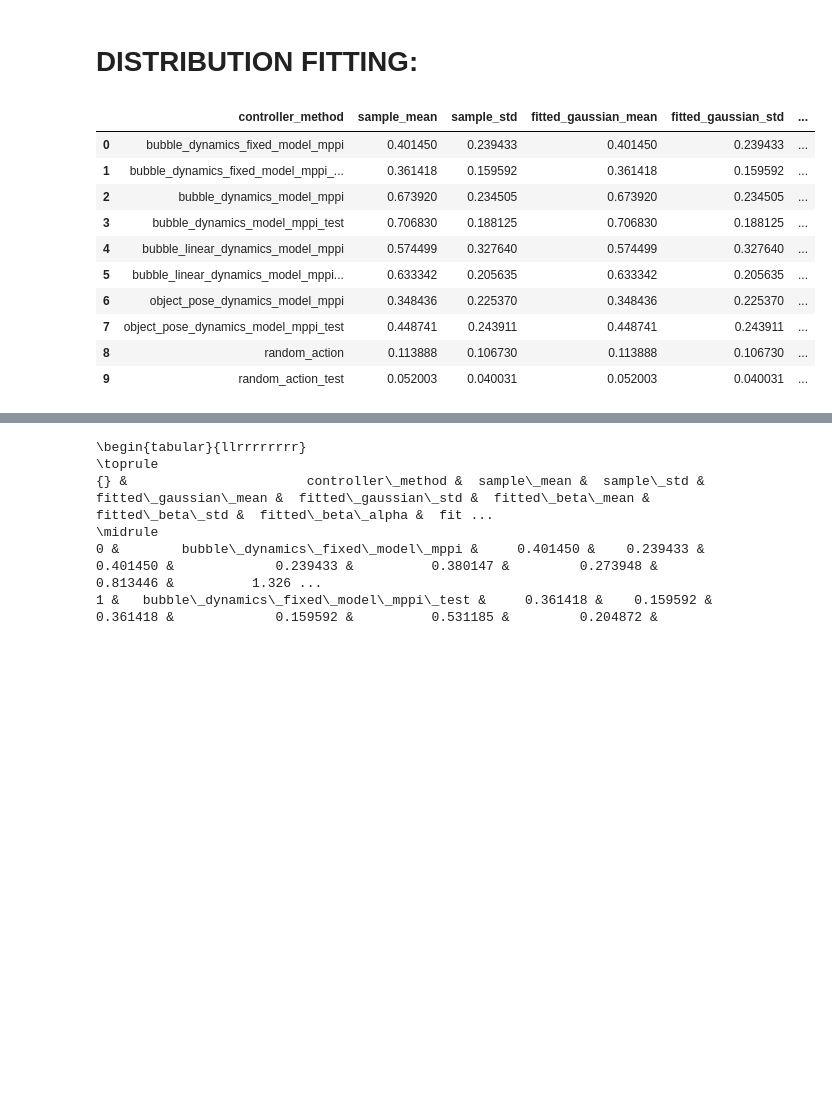
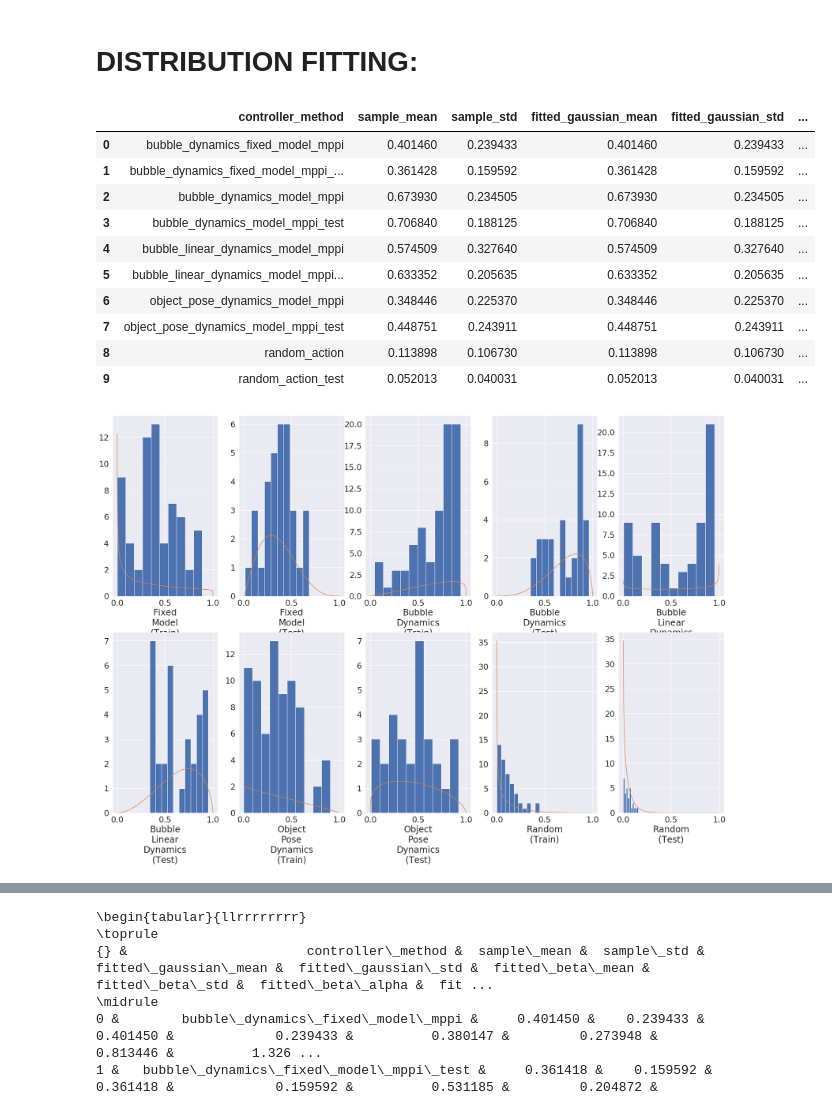
Before and after one commit to MMintLab/BubbleControl, a Jupyter notebook: notebooks/drawing_evaluation_final.ipynb, the cells around one changed output, grey strips where cells are left out. Cells and saved outputs as stored; diff of their text form; code cells hidden in the pictures; blank space fills up the shorter version.

```diff
--- a/notebooks/drawing_evaluation_final.ipynb
+++ b/notebooks/drawing_evaluation_final.ipynb
@@ -516,43 +528,63 @@ No handles with labels found to put in legend.
 # %%
 # DISTRIBUTION FITTING:
 
 from collections import defaultdict
 
 
 controller_methods = np.unique(filtered_data.ControllerMethod)
 metric_data = defaultdict(list)
-for controller_method in controller_methods:
-    scores_i = filtered_data[filtered_data['ControllerMethod'] == controller_method].line_masked_scores.values
+
+beta_fig, beta_axs = plt.subplots(2,len(controller_methods)//2, figsize=(30,20))
+beta_axs = beta_axs.flatten()
+for i, controller_method in enumerate(controller_methods):
+    scores_i = filtered_data[filtered_data['ControllerMethod'] == controller_method].line_masked_scores.values + 0.00001
     metric_data['controller_method'].append(controller_method)
     metric_data['sample_mean'].append(np.mean(scores_i))
     metric_data['sample_std'].append(np.std(scores_i))
     # fit gaussian to samples.
     norm_mean, norm_std = norm.fit(scores_i)
     metric_data['fitted_gaussian_mean'].append(norm_mean)
     metric_data['fitted_gaussian_std'].append(norm_std)
 
     # fit beta
-    beta_params = beta.fit(scores_i)
+    beta_params = beta.fit(scores_i, floc=0, fscale=1)
+
     a, b, loc, scale = beta_params
     beta_mean = a/(a+b)
+
+    mean_d, var_d, skew, kurt = beta.stats(a, b, moments='mvsk')
     beta_std = np.sqrt(a*b/((a+b)**2*(a + b + 1)))
     metric_data['fitted_beta_mean'].append(beta_mean)
     metric_data['fitted_beta_std'].append(beta_std)
     metric_data['fitted_beta_alpha'].append(a)
     metric_data['fitted_beta_beta'].append(b)
+    metric_data['fitted_beta_mean_dist'].append(mean_d)
+    metric_data['fitted_beta_std_dist'].append(np.sqrt(var_d))
+
+
+    # plot:
+    ax_i = beta_axs[i]
+    ax_i.hist(scores_i)
+    x = np.linspace(0,1,1000)
+    y = beta.pdf(x, a, b, loc=loc, scale=scale)
+    ax_i.plot(x,y)
+    mapped_label_i = control_name_mapping[controller_method]
+    mapped_label_i = mapped_label_i.replace(' ', '\n')
+    ax_i.set_xlabel(mapped_label_i)
 
 metric_df = pd.DataFrame(metric_data)
 
 metric_df
 # %% [output]
 |  | controller_method | sample_mean | sample_std | fitted_gaussian_mean | fitted_gaussian_std | ... |
-| 0 | bubble_dynamics_fixed_model_mppi | 0.401450 | 0.239433 | 0.401450 | 0.239433 | ... |
-| 1 | bubble_dynamics_fixed_model_mppi_... | 0.361418 | 0.159592 | 0.361418 | 0.159592 | ... |
-| 2 | bubble_dynamics_model_mppi | 0.673920 | 0.234505 | 0.673920 | 0.234505 | ... |
-| 3 | bubble_dynamics_model_mppi_test | 0.706830 | 0.188125 | 0.706830 | 0.188125 | ... |
-| 4 | bubble_linear_dynamics_model_mppi | 0.574499 | 0.327640 | 0.574499 | 0.327640 | ... |
-| 5 | bubble_linear_dynamics_model_mppi... | 0.633342 | 0.205635 | 0.633342 | 0.205635 | ... |
-| 6 | object_pose_dynamics_model_mppi | 0.348436 | 0.225370 | 0.348436 | 0.225370 | ... |
-| 7 | object_pose_dynamics_model_mppi_test | 0.448741 | 0.243911 | 0.448741 | 0.243911 | ... |
-| 8 | random_action | 0.113888 | 0.106730 | 0.113888 | 0.106730 | ... |
-| 9 | random_action_test | 0.052003 | 0.040031 | 0.052003 | 0.040031 | ... |
+| 0 | bubble_dynamics_fixed_model_mppi | 0.401460 | 0.239433 | 0.401460 | 0.239433 | ... |
+| 1 | bubble_dynamics_fixed_model_mppi_... | 0.361428 | 0.159592 | 0.361428 | 0.159592 | ... |
+| 2 | bubble_dynamics_model_mppi | 0.673930 | 0.234505 | 0.673930 | 0.234505 | ... |
+| 3 | bubble_dynamics_model_mppi_test | 0.706840 | 0.188125 | 0.706840 | 0.188125 | ... |
+| 4 | bubble_linear_dynamics_model_mppi | 0.574509 | 0.327640 | 0.574509 | 0.327640 | ... |
+| 5 | bubble_linear_dynamics_model_mppi... | 0.633352 | 0.205635 | 0.633352 | 0.205635 | ... |
+| 6 | object_pose_dynamics_model_mppi | 0.348446 | 0.225370 | 0.348446 | 0.225370 | ... |
+| 7 | object_pose_dynamics_model_mppi_test | 0.448751 | 0.243911 | 0.448751 | 0.243911 | ... |
+| 8 | random_action | 0.113898 | 0.106730 | 0.113898 | 0.106730 | ... |
+| 9 | random_action_test | 0.052013 | 0.040031 | 0.052013 | 0.040031 | ... |
+[figure, added]
```
Also changed, not shown: parts of 8 cells of this notebook, 5 other files.
